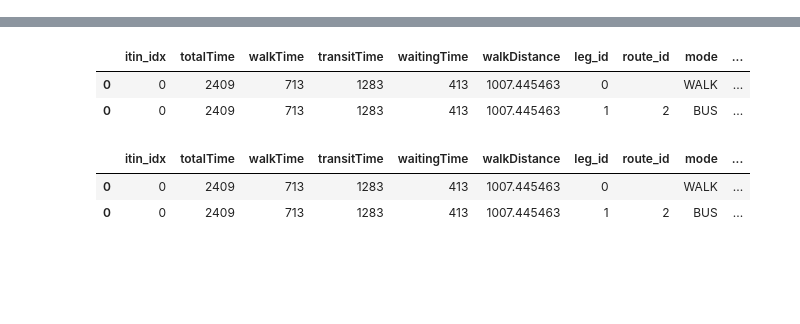
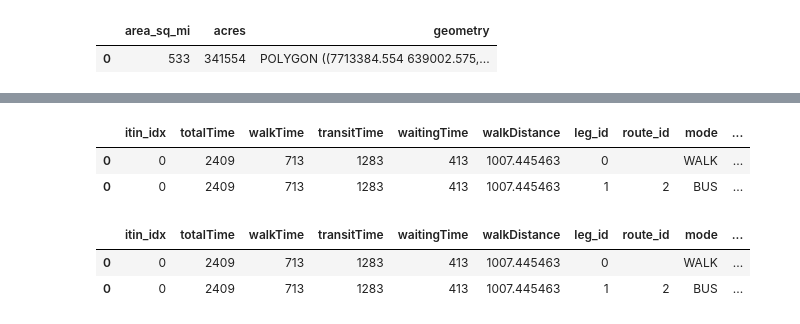
Before and after one commit to sidetrackedmind/trimet_trip_game, a Jupyter notebook: create_planner_shapes_trimet_boundary.ipynb, the cells around one changed output, grey strips where cells are left out. Drawn from its saved outputs; the diff is of its cells as text; code cells hidden in the pictures; blank space fills up the shorter version.

```diff
--- a/create_planner_shapes.ipynb
+++ b/create_planner_shapes_trimet_boundary.ipynb
@@ -68,0 +104,6 @@ json_content = call_planner(fromplace, toplace)
+# %%
+tm_boundary = gpd.read_file("gis/export/tm_boundary.shp")
+tm_boundary.head(3)
+# %% [output]
+|  | area_sq_mi | acres | geometry |
+| 0 | 533 | 341554 | POLYGON ((7713384.554 639002.575,... |
```
Also changed, not shown: parts of 15 cells of this notebook, 2 other files.
